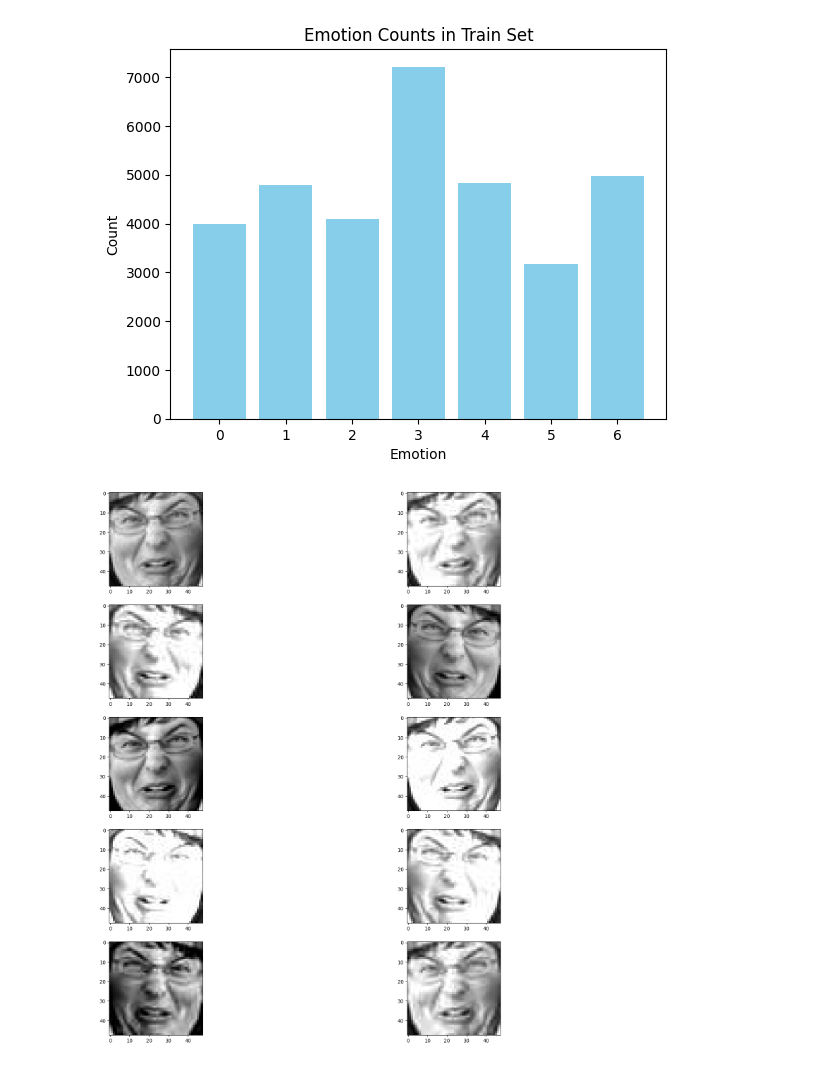
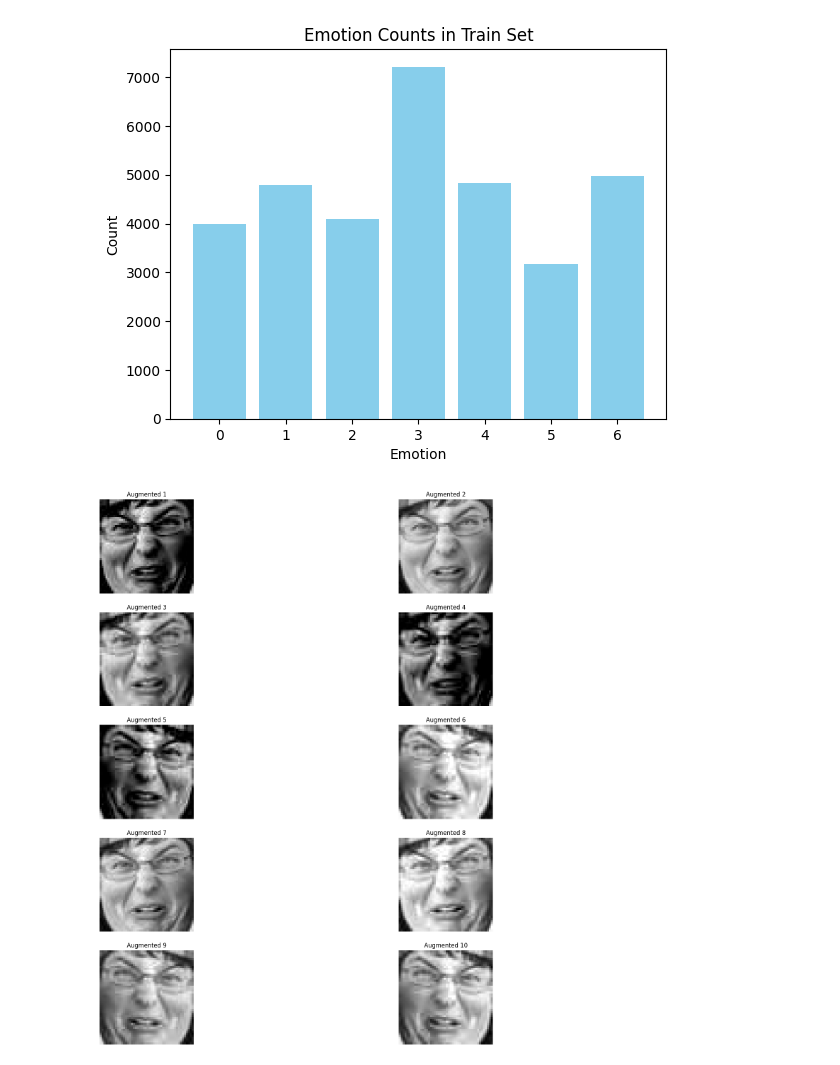
Before and after one commit to Hung369/CDDHMT_Plane_Simulator, a Jupyter notebook: cdxlav-project.ipynb, the cells around one changed output. Cells and saved outputs as stored; diff of their text form; code cells hidden in the pictures.

```diff
--- a/cdxlav-project.ipynb
+++ b/cdxlav-project.ipynb
@@ -205,23 +218,15 @@ plot_class_count(train_image_label, "Train")
 # %% [output]
 [figure]
 # %%
-# Displaying the first augmented image
-
+# Displaying the augmented image(s)
 fig = plt.figure(figsize=(20,20))
 rows = 5
 columns = 2
 
 for i in range(10):
     fig.add_subplot(rows, columns, i+1)
     plt.imshow(augmented_images[i], cmap="gray")
-
-# fig, axs = plt.subplots(1, 7, figsize=(30, 12))
-# fig.subplots_adjust(hspace = .2, wspace=.2)
-# axs = axs.ravel()
-# for i in range(7):
-#     axs[i].imshow(img, cmap='gray')
-#     axs[i].set_title(emotions[train_labels[idx].argmax()])
-#     axs[i].set_xticklabels([])
-#     axs[i].set_yticklabels([])
+    plt.axis("off")
+    plt.title(f"Augmented {i+1}")
 # %% [output]
-[figure, old version]
+[figure, new version]
```
Also changed, not shown: parts of 11 cells of this notebook.
